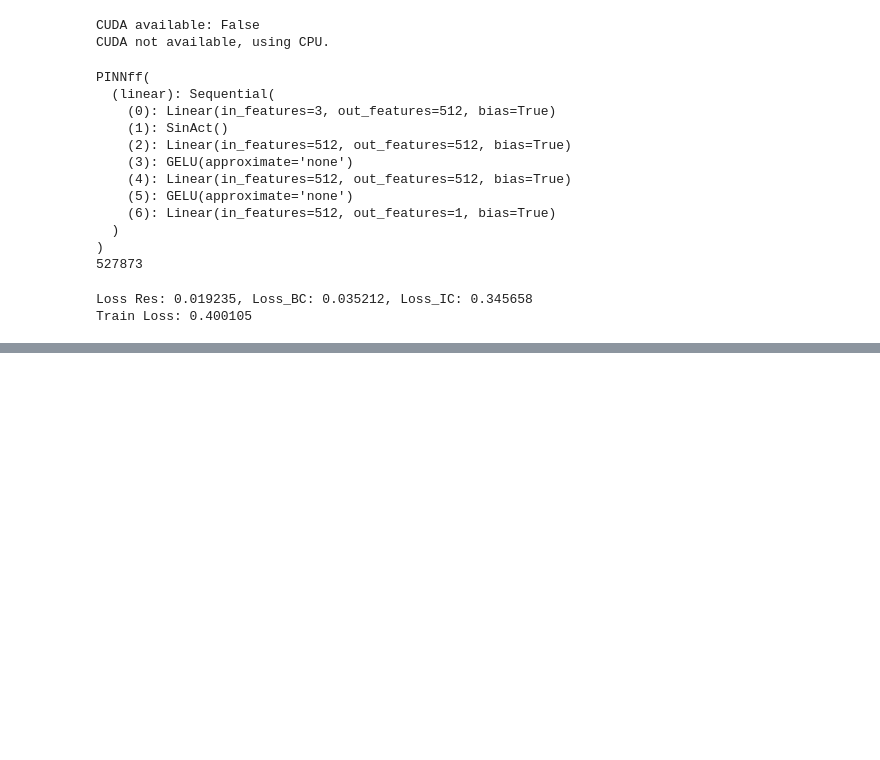
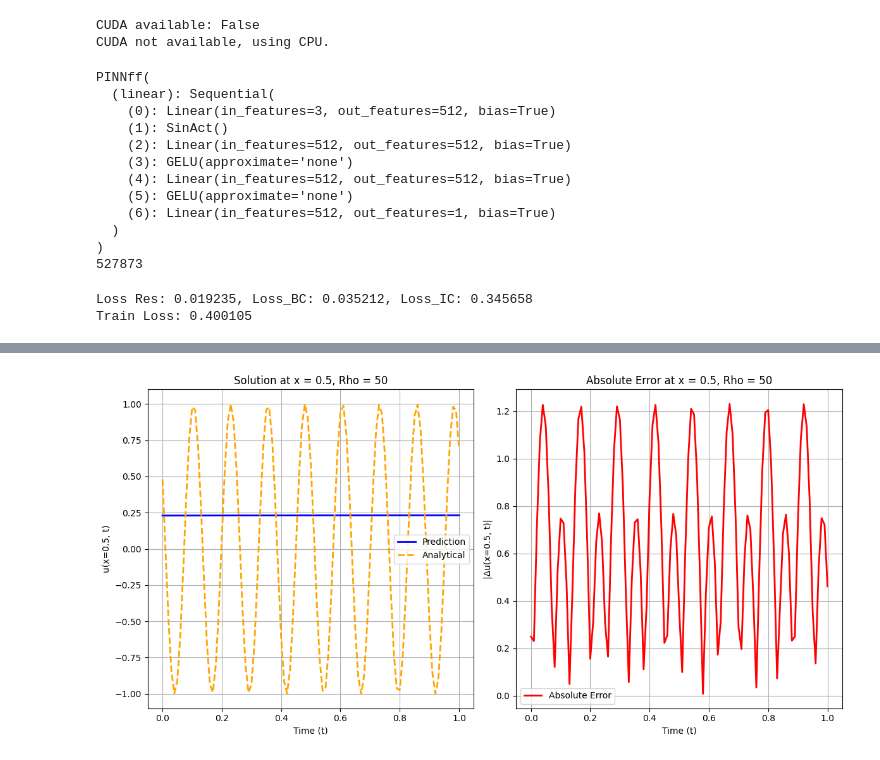
Before and after one commit to almasria/gnn_project, a Jupyter notebook: transfer_learning/convection/new.ipynb, the cells around one changed output, grey strips where cells are left out. Drawn from its saved outputs; the diff is of its cells as text; code cells hidden in the pictures; blank space fills up the shorter version.

```diff
--- a/transfer_learning/convection/new.ipynb
+++ b/transfer_learning/convection/new.ipynb
@@ -271,0 +229,95 @@ NameError: name 'dataset' is not defined
+# %%
+import torch
+import numpy as np
+import matplotlib.pyplot as plt
+
+# Assume these are your original grid generation parameters or data
+# Example:
+x_range = [0, 1] # Replace with your actual x range
+t_range = [0, 1] # Replace with your actual t range
+x_num = 101      # Replace with your actual number of x points
+t_num = 101      # Replace with your actual number of t points
+
+# Generate the original 1D arrays for x and t
+x_linspace = np.linspace(x_range[0], x_range[1], x_num)
+t_linspace = np.linspace(t_range[0], t_range[1], t_num)
+
+# --- MODIFICATIONS START HERE ---
+
+# 1. Choose the specific x-value you want to plot
+x_target = 0.5  # <<<--- CHANGE THIS to your desired x-coordinate
+# Make sure x_target is within your original x_range
+
+# 2. Prepare test data for this single x over all t
+t_test_np = t_linspace                        # Use the original time points
+x_test_np = np.full_like(t_test_np, x_target) # Create an array filled with x_target
+
+# 3. Convert to tensors, ensuring correct shape (N, 1) for the model
+device = torch.device("cuda" if torch.cuda.is_available() else "cpu") # Make sure device is defined
+x_test = torch.tensor(x_test_np, dtype=torch.float32).view(-1, 1).to(device)
+t_test = torch.tensor(t_test_np, dtype=torch.float32).view(-1, 1).to(device)
+
+# Add requires_grad if you need gradients later (usually not needed for plotting)
+# x_test.requires_grad_(True)
+# t_test.requires_grad_(True)
+
+# Keep rho fixed for these points
+rho_val = 50
+rho_test = torch.full_like(x_test, rho_val).to(device)
+
+# --- MODIFICATIONS END HERE ---
+
+
+# Assume 'analytical_solution' and 'model' are defined elsewhere
+# Define dummy functions if needed for testing this snippet:
+# def analytical_solution(x, t, rho):
+#     return torch.sin(np.pi * x) * torch.exp(-rho * t / 10)
+# class DummyModel(torch.nn.Module):
+#     def forward(self, x, t, rho):
+#         return torch.sin(np.pi * x) * torch.exp(-rho * t / 11) # Slightly different
+# model = DummyModel().to(device)
+
+
+# Compute analytical solution for the specific x and range of t
+# Ensure your analytical_solution function handles (N, 1) input tensors
+u_analytical = analytical_solution(x_test, t_test, rho_val).cpu().detach().numpy().flatten() # Use flatten or squeeze
+
+# Compute model predictions for the specific x and range of t
+with torch.no_grad():
+    # Ensure your model handles (N, 1) input tensors and returns (N, 1) output
+    pred = model(x_test, t_test, rho_test)[:, 0:1] # Select the correct output dim if needed
+    pred = pred.cpu().detach().numpy().flatten() # Use flatten or squeeze
+
+# Compute error
+abs_error = np.abs(u_analytical - pred)
+percentage_error = (abs_error / np.maximum(np.abs(u_analytical), 1e-8)) * 100 # Avoid division by zero, use abs for denominator
+
+# --- PLOTTING MODIFICATIONS ---
+
+plt.figure(figsize=(12, 6))
+
+# Plot 1: Solution vs. Time for fixed x
+plt.subplot(1, 2, 1)
+plt.plot(t_test_np, pred, label="Prediction", color="blue", linewidth=2) # x-axis is time
+plt.plot(t_test_np, u_analytical, label="Analytical", color="orange", linestyle="dashed", linewidth=2) # x-axis is time
+plt.title(f"Solution at x = {x_target}, Rho = {rho_val}")
+plt.xlabel("Time (t)") # Correct x-axis label
+plt.ylabel(f"u(x={x_target}, t)") # Correct y-axis label
+plt.legend()
+plt.grid(True) # Use boolean True
+
+# Plot 2: Absolute Error vs. Time for fixed x
+plt.subplot(1, 2, 2)
+plt.plot(t_test_np, abs_error, label="Absolute Error", color="red", linewidth=2) # x-axis is time
+plt.title(f"Absolute Error at x = {x_target}, Rho = {rho_val}")
+plt.xlabel("Time (t)") # Correct x-axis label
+plt.ylabel(f"|Δu(x={x_target}, t)|") # Correct y-axis label
+# Optional: Use log scale for error if it spans many orders of magnitude
+# plt.yscale('log')
+plt.legend()
+plt.grid(True) # Use boolean True
+
+plt.tight_layout()
+plt.show()
+# %% [output]
+[figure, added]
```
Also changed, not shown: parts of 4 cells of this notebook.
